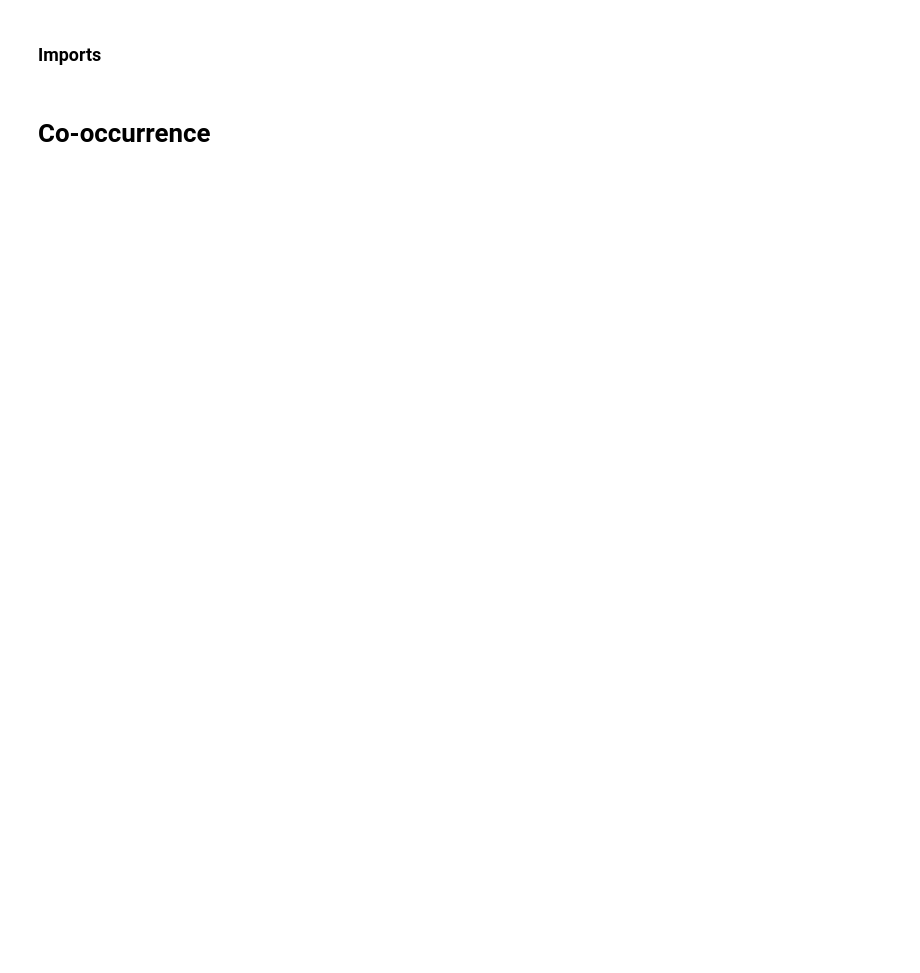
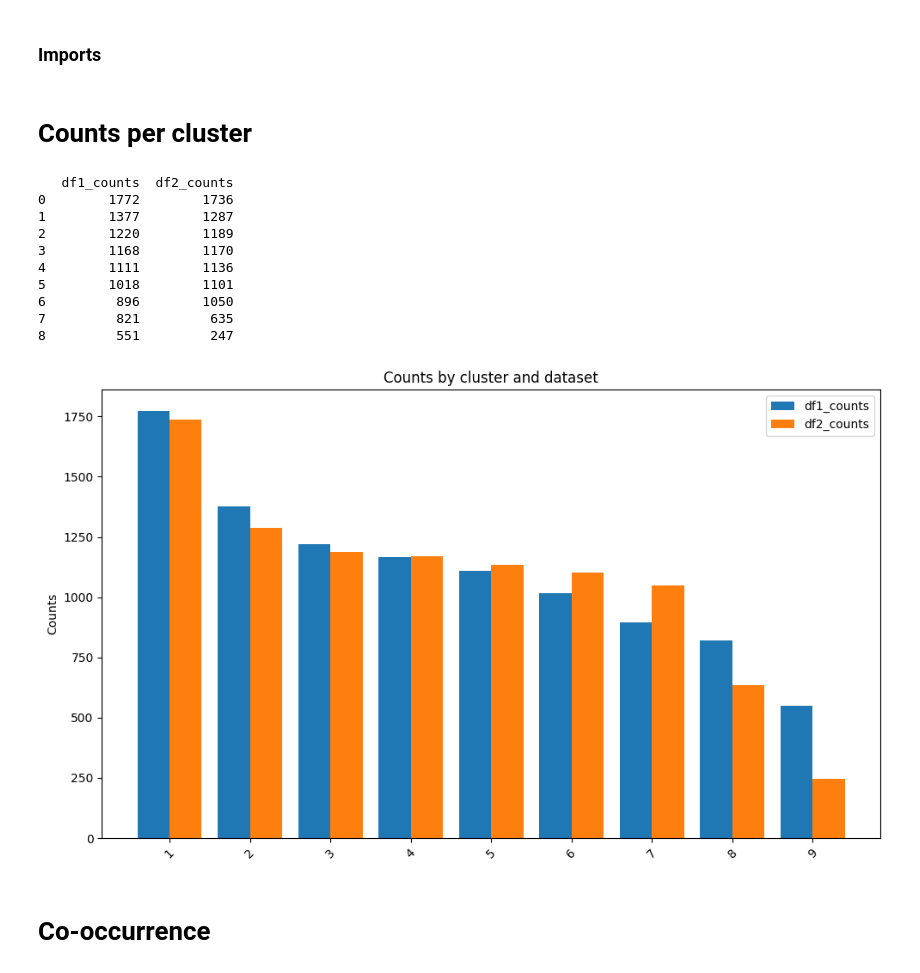
Before and after one commit to IOuadah/SML_Project, a Jupyter notebook: data_viz_clusters.ipynb, the cells around one changed output. Saved outputs shown, nothing was run; the diff lists cells and outputs as text; code cells hidden in the pictures; blank space fills up the shorter version.

```diff
--- a/data_viz_clusters.ipynb
+++ b/data_viz_clusters.ipynb
@@ -22,0 +24,2 @@ clusters_hrc = pd.read_csv('data/labels_hrc.csv')
+# %% [markdown]
+# Counts per cluster
@@ -23,3 +73,17 @@ clusters_hrc = pd.read_csv('data/labels_hrc.csv')
+# %%
+plot_cluster_counts(labels_kmeans, labels_manual)
+# %% [output]
+   df1_counts  df2_counts
+0        1772        1736
+1        1377        1287
+2        1220        1189
+3        1168        1170
+4        1111        1136
+5        1018        1101
+6         896        1050
+7         821         635
+8         551         247
+[figure, added]
 # %% [markdown]
 # Co-occurrence
 # %%
```
Also changed, not shown: parts of 4 cells of this notebook.
